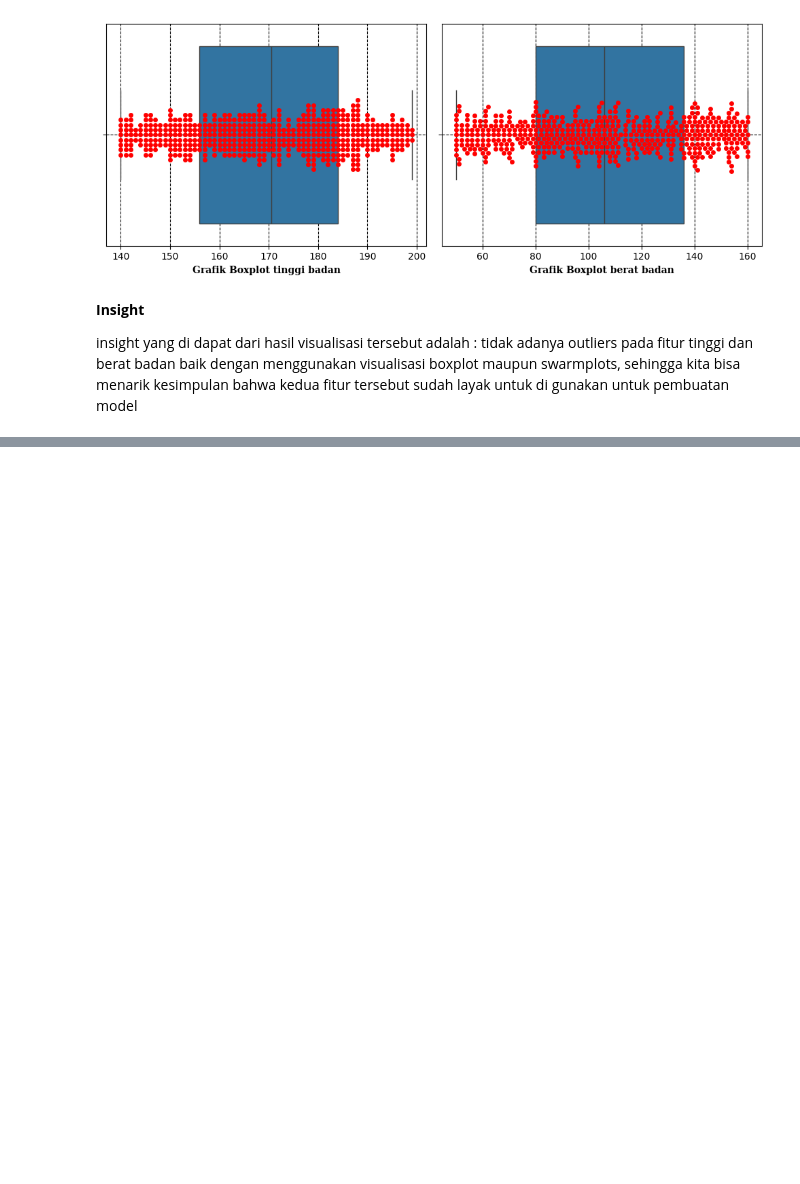
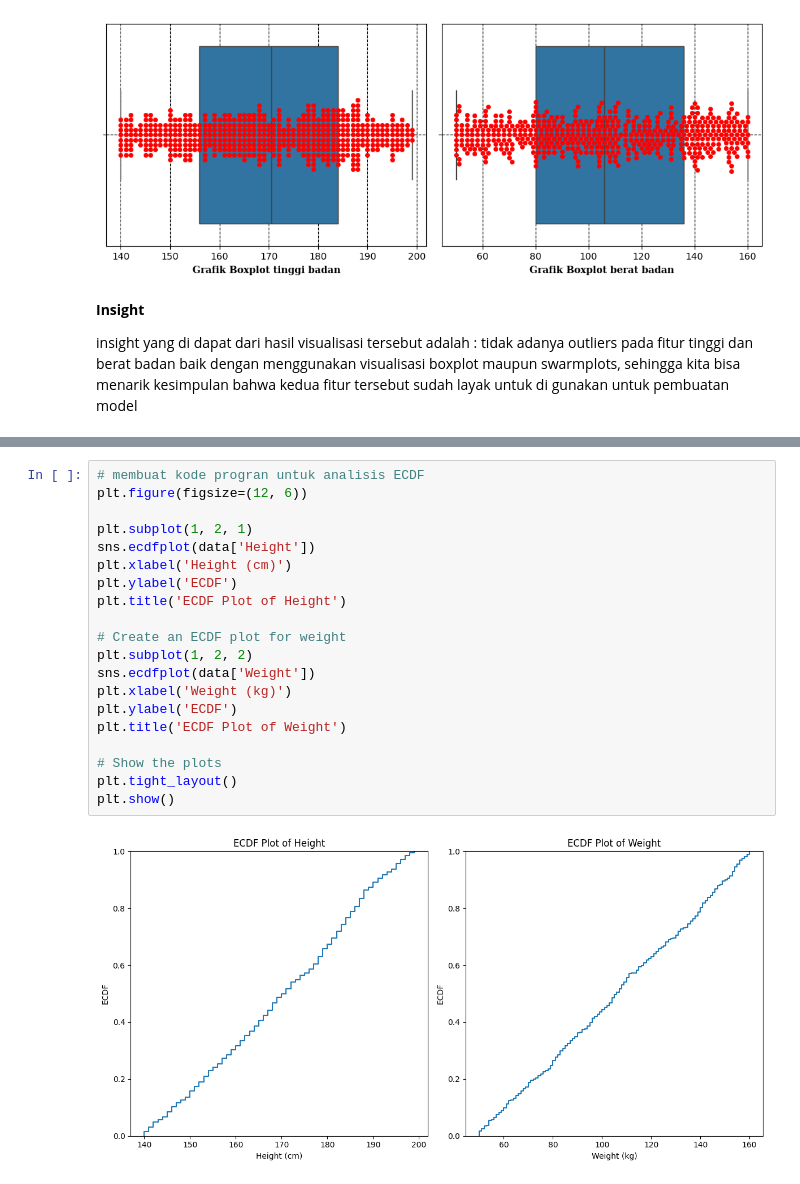
Before and after one commit to BlackBox-Ops/ML-BMI-Predict-, a Jupyter notebook: Notebook/exploratory_analysis.ipynb, the cells around one changed output, grey strips where cells are left out. Cells and saved outputs as stored; diff of their text form; blank space fills up the shorter version.

Commit message:
menambahkan kode program untuk analisis distribusi data dan visualisasi histogram serta ECDF

```diff
--- a/Notebook/exploratory_analysis.ipynb
+++ b/Notebook/exploratory_analysis.ipynb
@@ -525,0 +530,22 @@ insight yang di dapat dari hasil visualisasi tersebut adalah : tidak adanya outl
+# %%
+# membuat kode progran untuk analisis ECDF
+plt.figure(figsize=(12, 6))
+
+plt.subplot(1, 2, 1)
+sns.ecdfplot(data['Height'])
+plt.xlabel('Height (cm)')
+plt.ylabel('ECDF')
+plt.title('ECDF Plot of Height')
+
+# Create an ECDF plot for weight
+plt.subplot(1, 2, 2)
+sns.ecdfplot(data['Weight'])
+plt.xlabel('Weight (kg)')
+plt.ylabel('ECDF')
+plt.title('ECDF Plot of Weight')
+
+# Show the plots
+plt.tight_layout()
+plt.show()
+# %% [output]
+[figure, added]
```
Also changed, not shown: parts of 4 cells of this notebook, 6 other files.
